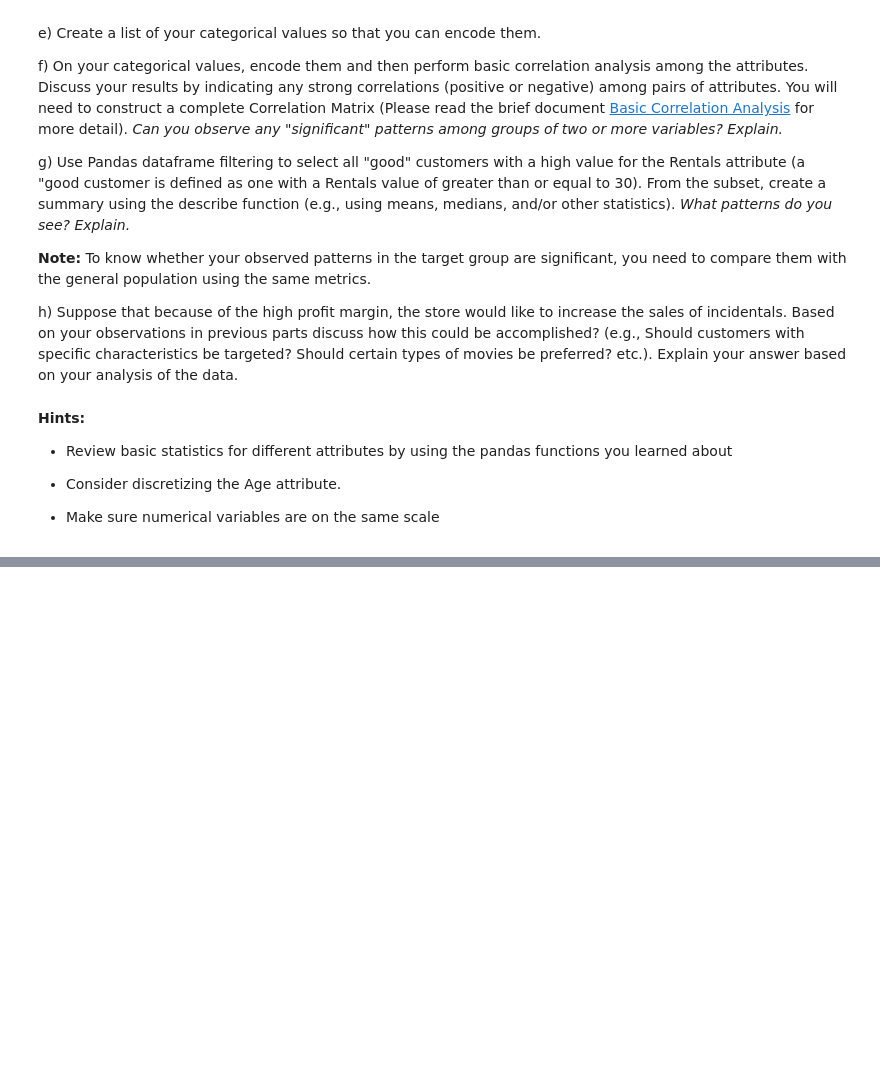
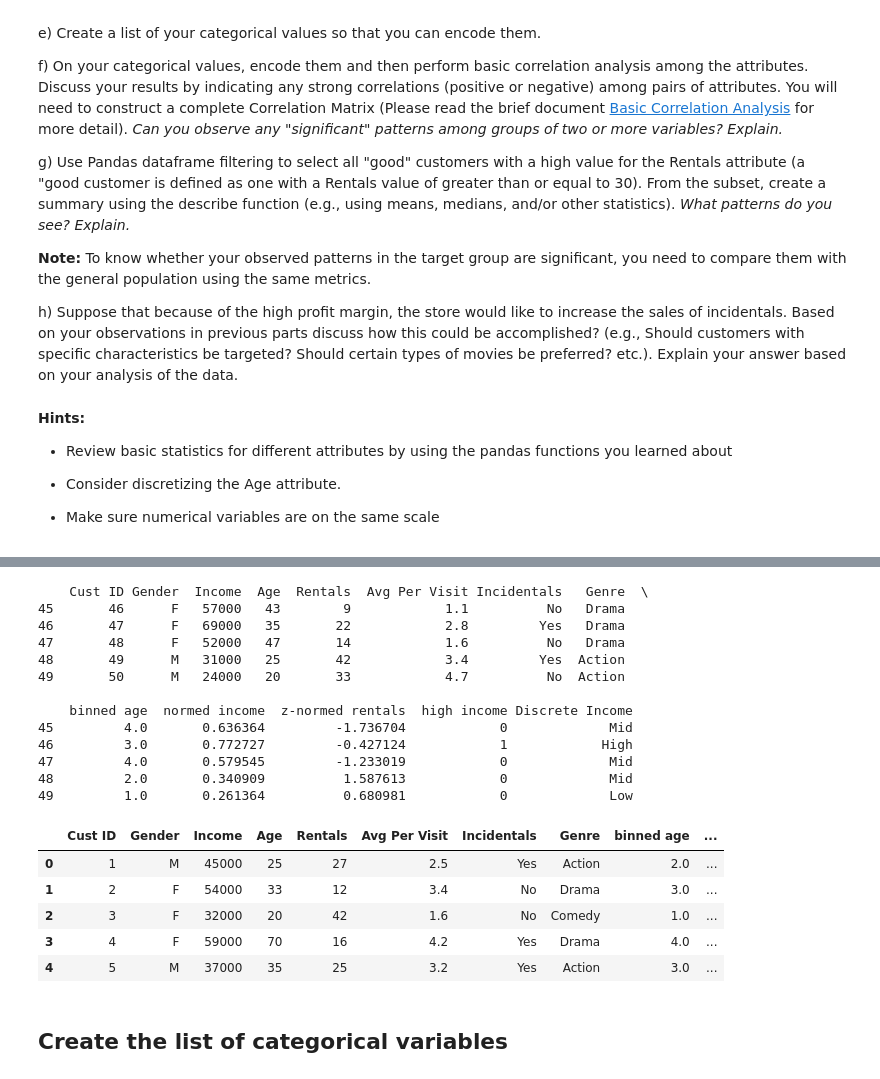
Before and after one commit to mutecypher/DataSci-420, a Jupyter notebook: MikePearson-L06-VideoStoreData.ipynb, the cells around one changed output, grey strips where cells are left out. Drawn from its saved outputs; the diff is of its cells as text; code cells hidden in the pictures; blank space fills up the shorter version.

```diff
--- a/MikePearson-L06-VideoStoreData.ipynb
+++ b/MikePearson-L06-VideoStoreData.ipynb
@@ -50,0 +49,7 @@ URL = "https://library.startlearninglabs.uw.edu/DATASCI420/Datasets/Video_Store.
+# %%
+# Import libraries
+import pandas as pd
+import numpy as np
+Video_data = pd.read_csv(URL)
+print(Video_data.head())
+print(Video_data.describe())
@@ -50,0 +104,13 @@ URL = "https://library.startlearninglabs.uw.edu/DATASCI420/Datasets/Video_Store.
+# %%
+bob = len(Video_data["Age"])
+for i in range(bob):
+    if Video_data.loc[i, "Age"] <= age_25 :
+        Video_data.loc[i,"binned age"] = 1
+    elif Video_data.loc[i, "Age"] <= age_50 :
+        Video_data.loc[i,"binned age"] = 2
+    elif Video_data.loc[i, "Age"] <= age_75 :
+        Video_data.loc[i,"binned age"] = 3
+    else :
+        Video_data.loc[i,"binned age"] = 4
+
+print(Video_data.tail())
@@ -50,0 +133,6 @@ URL = "https://library.startlearninglabs.uw.edu/DATASCI420/Datasets/Video_Store.
+# %%
+min_income = np.min(Video_data['Income'])
+max_income = np.max(Video_data['Income'])
+range_income = max_income - min_income
+Video_data['normed income']= (Video_data['Income'] - min_income)/range_income
+print(Video_data.describe())
@@ -50,0 +161,5 @@ URL = "https://library.startlearninglabs.uw.edu/DATASCI420/Datasets/Video_Store.
+# %%
+rental_mean = np.mean(Video_data['Rentals'])
+rental_std =np.std(Video_data["Rentals"])
+Video_data['z-normed rentals'] = (Video_data['Rentals'] - rental_mean)/rental_std
+print(Video_data.describe())
@@ -50,0 +190,35 @@ URL = "https://library.startlearninglabs.uw.edu/DATASCI420/Datasets/Video_Store.
+# %%
+blob = len(Video_data["Income"])
+for i in range(blob):
+    if Video_data.loc[i, "Income"] <= 25000 :
+        Video_data.loc[i,"Discrete Income"] = "Low"
+    elif Video_data.loc[i, "Income"] <= 59000 :
+        Video_data.loc[i,"Discrete Income"] = "Mid"
+    else :
+        Video_data.loc[i,"Discrete Income"] = "High"
+
+
+print(Video_data.tail())
+Video_data.head()
+# %% [output]
+    Cust ID Gender  Income  Age  Rentals  Avg Per Visit Incidentals   Genre  \
+45       46      F   57000   43        9            1.1          No   Drama
+46       47      F   69000   35       22            2.8         Yes   Drama
+47       48      F   52000   47       14            1.6          No   Drama
+48       49      M   31000   25       42            3.4         Yes  Action
+49       50      M   24000   20       33            4.7          No  Action
+
+    binned age  normed income  z-normed rentals  high income Discrete Income
+45         4.0       0.636364         -1.736704            0             Mid
+46         3.0       0.772727         -0.427124            1            High
+47         4.0       0.579545         -1.233019            0             Mid
+48         2.0       0.340909          1.587613            0             Mid
+49         1.0       0.261364          0.680981            0             Low
+|  | Cust ID | Gender | Income | Age | Rentals | Avg Per Visit | Incidentals | Genre | binned age | ... |
+| 0 | 1 | M | 45000 | 25 | 27 | 2.5 | Yes | Action | 2.0 | ... |
+| 1 | 2 | F | 54000 | 33 | 12 | 3.4 | No | Drama | 3.0 | ... |
+| 2 | 3 | F | 32000 | 20 | 42 | 1.6 | No | Comedy | 1.0 | ... |
+| 3 | 4 | F | 59000 | 70 | 16 | 4.2 | Yes | Drama | 4.0 | ... |
+| 4 | 5 | M | 37000 | 35 | 25 | 3.2 | Yes | Action | 3.0 | ... |
+# %% [markdown]
+## Create the list of categorical variables
```
Also changed, not shown: parts of 14 cells of this notebook, 3 other files.
